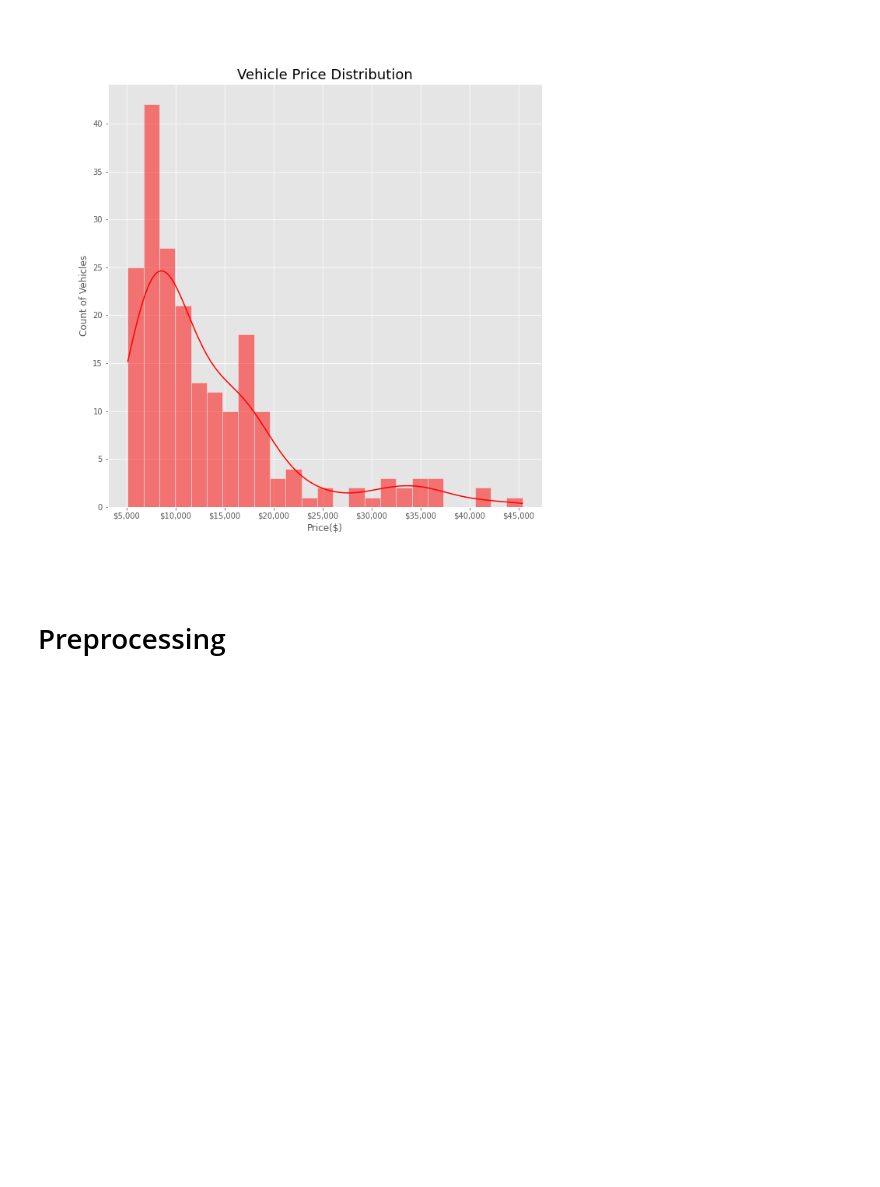
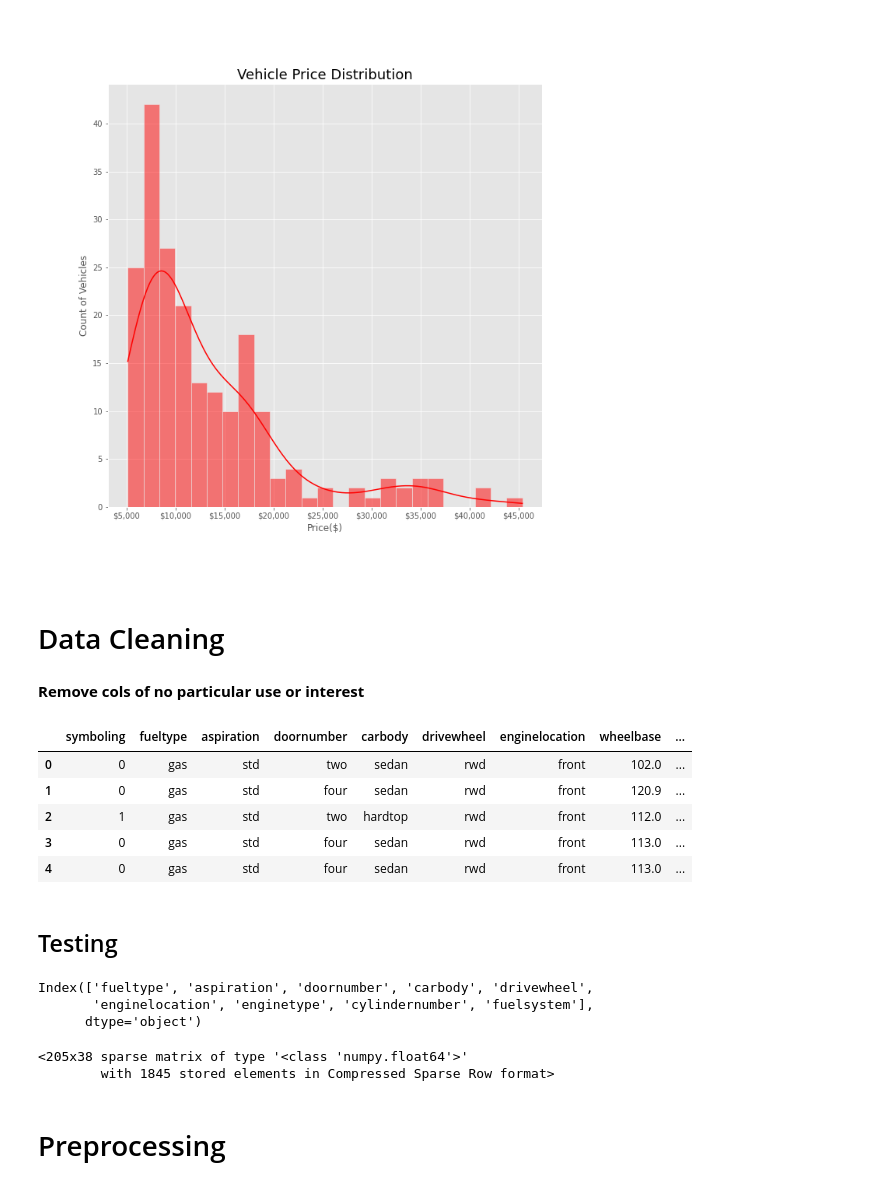
Before and after one commit to KishenSharma6/CarPricesPrediction, a Jupyter notebook: Notebooks/Preprocessing/20201029_Preprocessing.ipynb, the cells around one changed output. Saved outputs shown, nothing was run; the diff lists cells and outputs as text; code cells hidden in the pictures; blank space fills up the shorter version.

```diff
--- a/Notebooks/Preprocessing/20201029_Preprocessing.ipynb
+++ b/Notebooks/Preprocessing/20201029_Preprocessing.ipynb
@@ -63,2 +65,19 @@ Image(filename = "RawDataPriceDistribution.png", width = 600, height = 300)
 # %% [output]
 [figure]
+# %% [markdown]
+# Data Cleaning
+# %% [markdown]
+**Remove cols of no particular use or interest**
+# %%
+raw_data.drop(['car_ID', 'CarName'], axis= 1, inplace= True)
+# %%
+raw_data.head()
+# %% [output]
+|  | symboling | fueltype | aspiration | doornumber | carbody | drivewheel | enginelocation | wheelbase | ... |
+| 0 | 0 | gas | std | two | sedan | rwd | front | 102.0 | ... |
+| 1 | 0 | gas | std | four | sedan | rwd | front | 120.9 | ... |
+| 2 | 1 | gas | std | two | hardtop | rwd | front | 112.0 | ... |
+| 3 | 0 | gas | std | four | sedan | rwd | front | 113.0 | ... |
+| 4 | 0 | gas | std | four | sedan | rwd | front | 113.0 | ... |
+# %% [markdown]
+## Testing
@@ -65,2 +90,17 @@ Image(filename = "RawDataPriceDistribution.png", width = 600, height = 300)
+# %%
+#Subset categorical variables to encode
+cols = raw_data.select_dtypes(include = 'object').columns
+
+#Check
+print(cols)
+# %% [output]
+Index(['fueltype', 'aspiration', 'doornumber', 'carbody', 'drivewheel',
+       'enginelocation', 'enginetype', 'cylindernumber', 'fuelsystem'],
+      dtype='object')
+# %%
+data.nominal_encoder(nominal_features= cols)
+# %% [output]
+<205x38 sparse matrix of type '<class 'numpy.float64'>'
+        with 1845 stored elements in Compressed Sparse Row format>
 # %% [markdown]
 # Preprocessing
```
Also changed, not shown: parts of 9 cells of this notebook.
